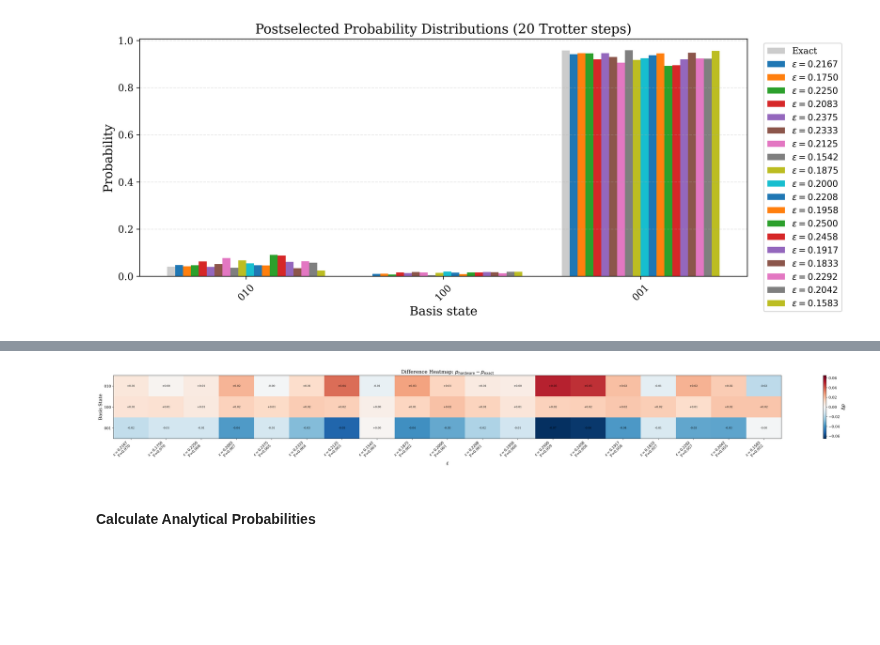
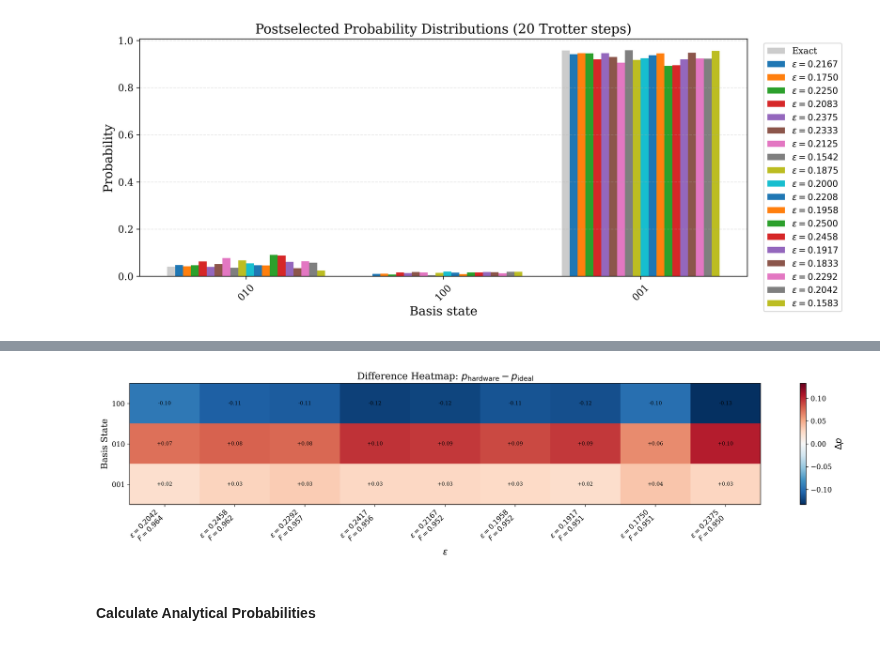
Before and after one commit to ali-tayyab/Digital-Quantum-Simulation-of-GUP-modified-Hamiltonians, a Jupyter notebook: fidelity_for_HO_using_real_backend.ipynb, the cells around one changed output, grey strips where cells are left out. Saved outputs shown, nothing was run; the diff lists cells and outputs as text; code cells hidden in the pictures; blank space fills up the shorter version.

```diff
--- a/fidelity_for_HO_using_real_backend.ipynb
+++ b/fidelity_for_HO_using_real_backend.ipynb
@@ -227,7 +154,7 @@ for steps in troter_steps:
 # -----------------------------------
 # 2️⃣ Transpile ALL circuits together
 # -----------------------------------
-transpiled_circuits = transpile(all_circuits, backend, optimization_level=3)
+transpiled_circuits = transpile(all_circuits, backend, optimization_level=3,seed_transpiler=42)
 
 # -----------------------------------
 # 3️⃣ Submit ONE job
@@ -487,8 +455,8 @@ plt.rcParams.update({
     "figure.dpi": 300,
 })
 
-states = allowed
-steps_value = list(postselected_results.keys())[0]
+states = ['100', '010', '001']
+steps_value = troter_steps[0]
 
 selected_eps = [eps for eps, F in high_fidelity_eps]
 
@@ -497,10 +465,9 @@ fig, ax = plt.subplots(figsize=(12, 5))
 markers = ['o', 's', '^', 'D', 'v', 'P', '*', 'X']
 
 for i, eps in enumerate(selected_eps):
+
     probs = postselected_results[steps_value][eps]
     y = [probs.get(state, 0) for state in states]
-
-    fidelity = fidelity_results[steps_value][eps]
 
     ax.plot(
         states,
@@ -525,9 +492,10 @@ ax.legend(
 plt.xticks(rotation=45)
 plt.tight_layout()
 
-
-plt.savefig("plots/state_distribution0.pdf", bbox_inches="tight")
-# plt.savefig("plots/state_distribution.png", dpi=600, bbox_inches="tight")
+plt.savefig(
+    "plots/state_distribution0.pdf",
+    bbox_inches="tight"
+)
 
 plt.show()
 # %% [output]
@@ -897,28 +1050,9 @@ plt.show()
 # ==================================================
 
 steps_value = troter_steps[0]
+states = ['100', '010', '001']
 
 selected_eps = [eps for eps, F in high_fidelity_eps]
-
-# ==================================================
-# Exact (postselected and renormalized)
-# ==================================================
-
-eps_ref = selected_eps[0]
-
-exact_probs = true_probs[steps_value][eps_ref]
-
-restricted_true = {
-    state: exact_probs.get(state, 0)
-    for state in allowed
-}
-
-norm_true = sum(restricted_true.values())
-
-true_probs_post = np.array([
-    restricted_true[state] / norm_true
-    for state in allowed
-])
 
 # ==================================================
 # Build Difference Matrix
@@ -931,21 +1065,35 @@ column_labels = []
 
 for eps in selected_eps:
 
-    exp_counts = results[steps_value][eps]
+    # -----------------------------------------------
+    # Ideal Trotterized probabilities
+    # -----------------------------------------------
+    ideal = true_probs[steps_value][eps]
 
-    allowed_counts = {
-        state: exp_counts.get(state, 0)
-        for state in allowed
-    }
+    norm_true = sum(
+        ideal.get(state, 0)
+        for state in states
+    )
 
-    total_counts = sum(allowed_counts.values())
+    true_probs_post = np.array([
+        ideal.get(state, 0) / norm_true
+        if norm_true > 0 else 0
+        for state in states
+    ])
+
+    # -----------------------------------------------
+    # Hardware postselected probabilities
+    # -----------------------------------------------
+    hardware = postselected_results[steps_value][eps]
 
     exp_probs = np.array([
-        allowed_counts[state] / total_counts
-        if total_counts > 0 else 0
-        for state in allowed
+        hardware.get(state, 0)
+        for state in states
     ])
 
+    # -----------------------------------------------
+    # Difference
+    # -----------------------------------------------
     delta = exp_probs - true_probs_post
 
     difference_matrix.append(delta)
@@ -954,16 +1102,11 @@ for eps in selected_eps:
 
     column_labels.append(
         rf'$\epsilon={eps:.4f}$' + "\n" +
-        rf'F={fidelity:.3f}'
+        rf'$F={fidelity:.3f}$'
     )
 
 # Convert to numpy array
-difference_matrix = np.array(difference_matrix)
-
-# Make it horizontal:
-# Rows = states
-# Columns = eps values
-difference_matrix = difference_matrix.T
+difference_matrix = np.array(difference_matrix).T
 
 # ==================================================
 # Symmetric color scale around zero
@@ -982,7 +1125,10 @@ norm = TwoSlopeNorm(
 # ==================================================
 
 fig, ax = plt.subplots(
-    figsize=(1.8*len(selected_eps)+2, 0.8*len(allowed)+2)
+    figsize=(
+        1.8 * len(selected_eps) + 2,
+        0.8 * len(states) + 2
+    )
 )
 
 im = ax.imshow(
@@ -997,20 +1143,22 @@ im = ax.imshow(
 # --------------------------------------------------
 
 ax.set_xticks(np.arange(len(column_labels)))
+
 ax.set_xticklabels(
     column_labels,
     rotation=45,
     ha='right'
 )
 
-ax.set_yticks(np.arange(len(allowed)))
-ax.set_yticklabels(allowed)
+ax.set_yticks(np.arange(len(states)))
+ax.set_yticklabels(states)
 
 ax.set_xlabel(r'$\epsilon$')
 ax.set_ylabel('Basis State')
 
 ax.set_title(
-    r'Difference Heatmap: $p_{\rm hardware}-p_{\rm exact}$'
+    r'Difference Heatmap: '
+    r'$p_{\rm hardware}-p_{\rm ideal}$'
 )
 
 # --------------------------------------------------
@@ -1029,36 +1177,36 @@ for i in range(difference_matrix.shape[0]):
 
         value = difference_matrix[i, j]
 
         ax.text(
             j,
             i,
             f"{value:+.2f}",
             ha='center',
             va='center',
             fontsize=8,
             color='black'
         )
 
 # --------------------------------------------------
 # Save
 # --------------------------------------------------
 
 plt.tight_layout()
 
 plt.savefig(
-    "plots/difference_heatmap_horizontal.pdf",
+    "plots/difference_heatmap.pdf",
     bbox_inches="tight"
 )
 
 plt.savefig(
-    "plots/difference_heatmap_horizontal.png",
+    "plots/difference_heatmap.png",
     dpi=600,
     bbox_inches="tight"
 )
 
 plt.show()
 # %% [output]
-[figure, old version]
+[figure, new version]
 # %% [markdown]
 #### **Calculate Analytical Probabilities**
 # %%
```
Also changed, not shown: parts of 17 cells of this notebook.
